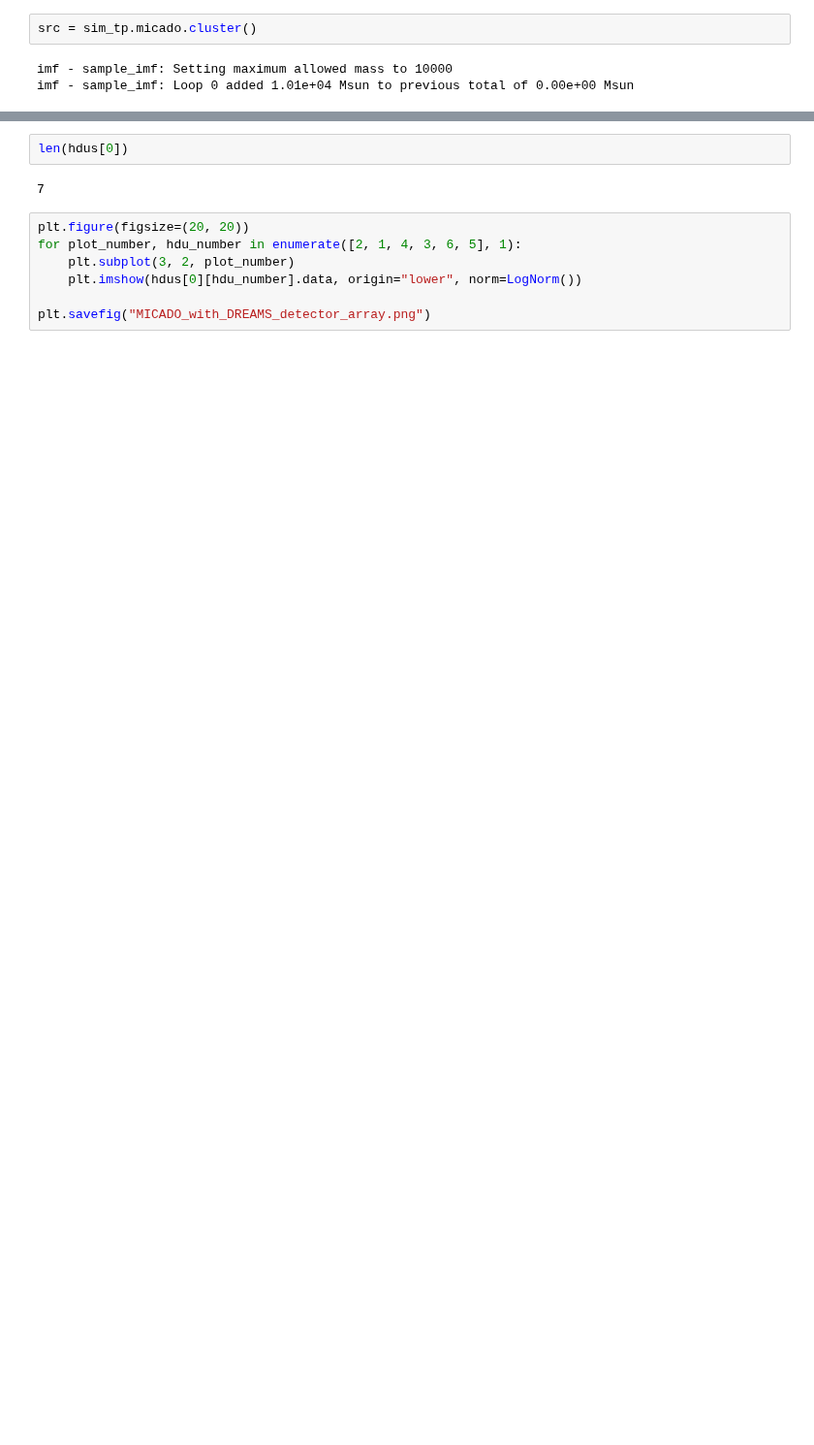
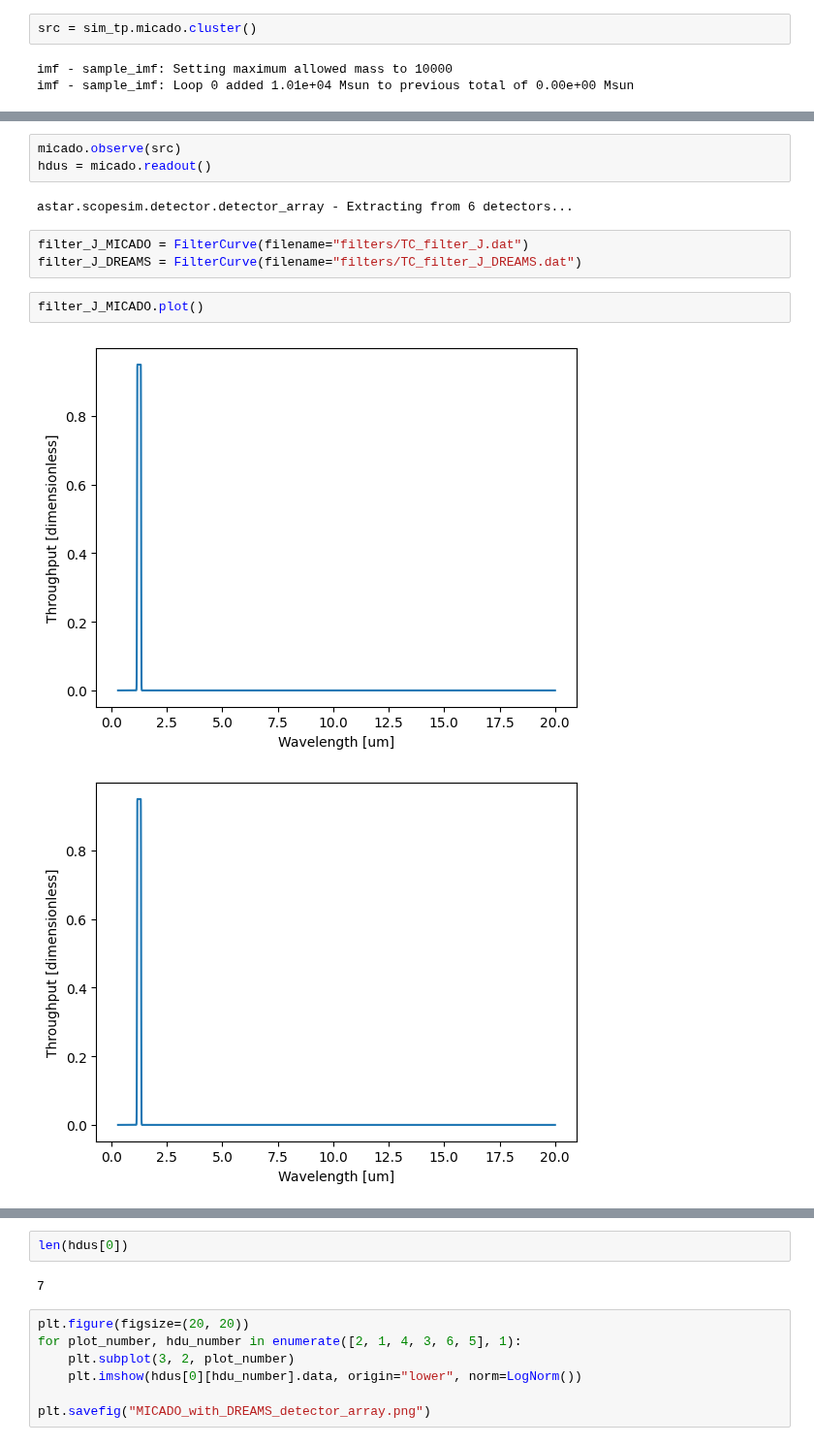
Before and after one commit to AstarVienna/irdb, a Jupyter notebook: MICADO/docs/example_notebooks/7_dithered_cluster.withdreams.ipynb, the cells around one changed output, grey strips where cells are left out. Shown at 97% size. Drawn from its saved outputs; the diff is of its cells as text; blank space fills up the shorter version.

```diff
--- a/MICADO/docs/example_notebooks/7_dithered_cluster.withdreams.ipynb
+++ b/MICADO/docs/example_notebooks/7_dithered_cluster.withdreams.ipynb
@@ -40,0 +37,13 @@ astar.scopesim.detector.detector_array - Extracting from 6 detectors...
+# %%
+micado.observe(src)
+hdus = micado.readout()
+# %% [output]
+astar.scopesim.detector.detector_array - Extracting from 6 detectors...
+# %%
+filter_J_MICADO = FilterCurve(filename="filters/TC_filter_J.dat")
+filter_J_DREAMS = FilterCurve(filename="filters/TC_filter_J_DREAMS.dat")
+# %%
+filter_J_MICADO.plot()
+# %% [output]
+[figure, added]
+[figure, added]
```
Also changed, not shown: parts of 5 cells of this notebook, 2 other files.
